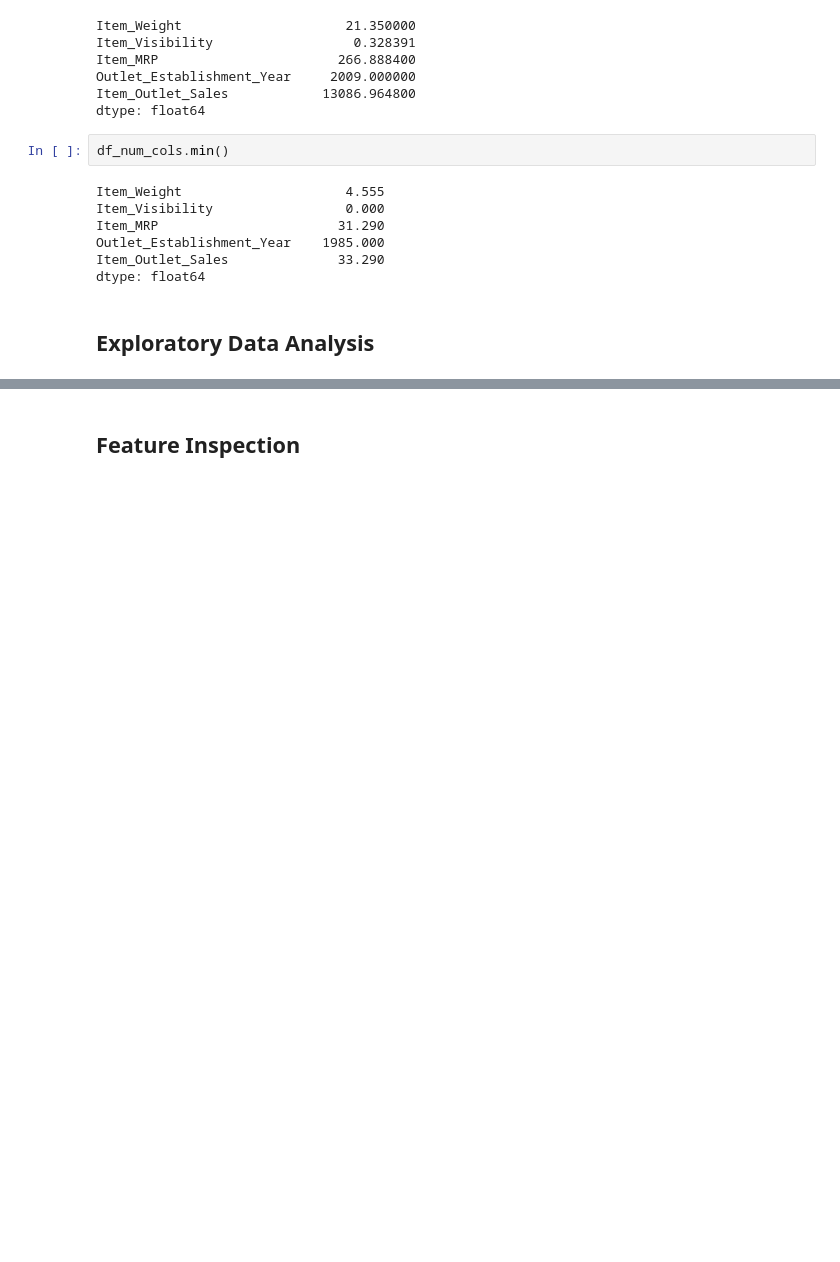
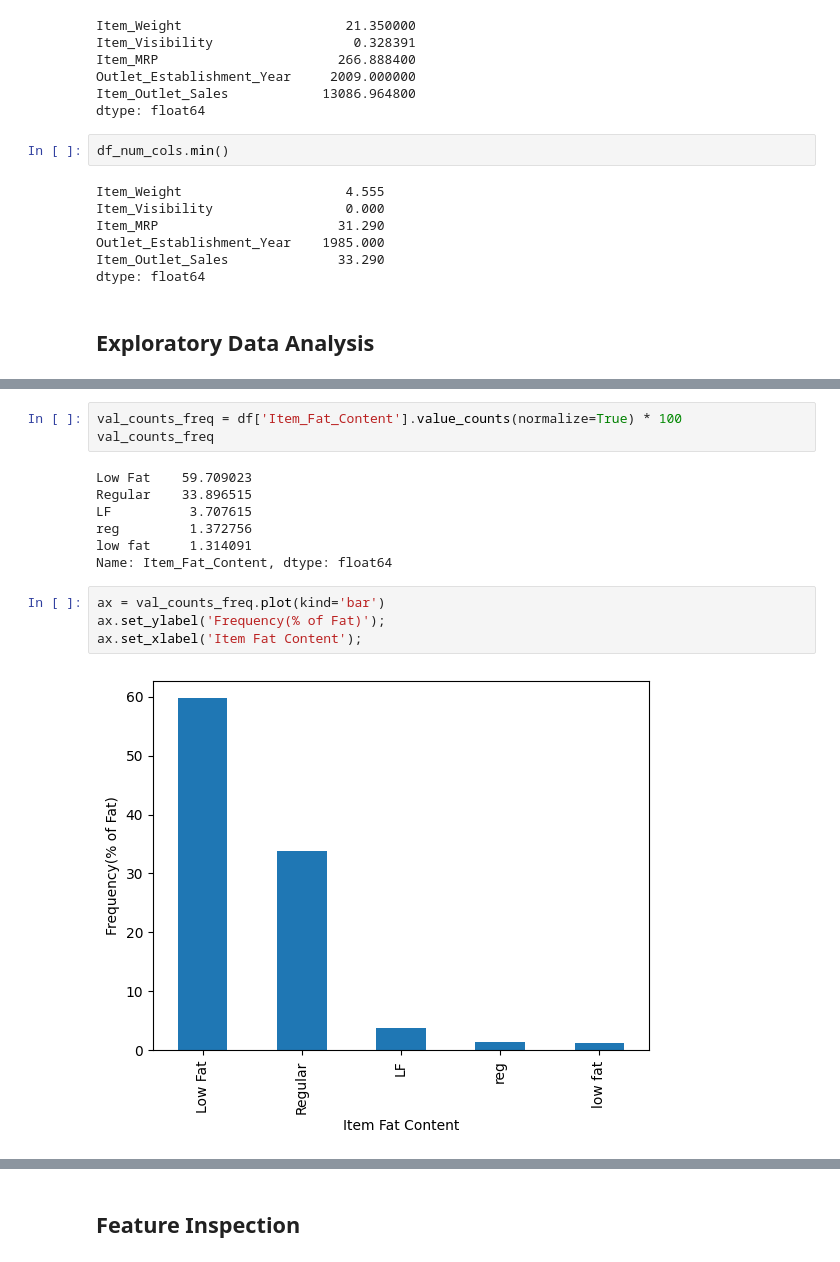
Before and after one commit to Bettylu0608/Prediction-of-Product-Sales, a Jupyter notebook: Prediction_of_Product_Sales_.ipynb, the cells around one changed output, grey strips where cells are left out. Saved outputs shown, nothing was run; the diff lists cells and outputs as text; blank space fills up the shorter version.

```diff
--- a/Prediction_of_Product_Sales_.ipynb
+++ b/Prediction_of_Product_Sales_.ipynb
@@ -223,0 +280,16 @@ dtype: float64
+# %%
+val_counts_freq = df['Item_Fat_Content'].value_counts(normalize=True) * 100
+val_counts_freq
+# %% [output]
+Low Fat    59.709023
+Regular    33.896515
+LF          3.707615
+reg         1.372756
+low fat     1.314091
+Name: Item_Fat_Content, dtype: float64
+# %%
+ax = val_counts_freq.plot(kind='bar')
+ax.set_ylabel('Frequency(% of Fat)');
+ax.set_xlabel('Item Fat Content');
+# %% [output]
+[figure, added]
```
Also changed, not shown: parts of 9 cells of this notebook.
